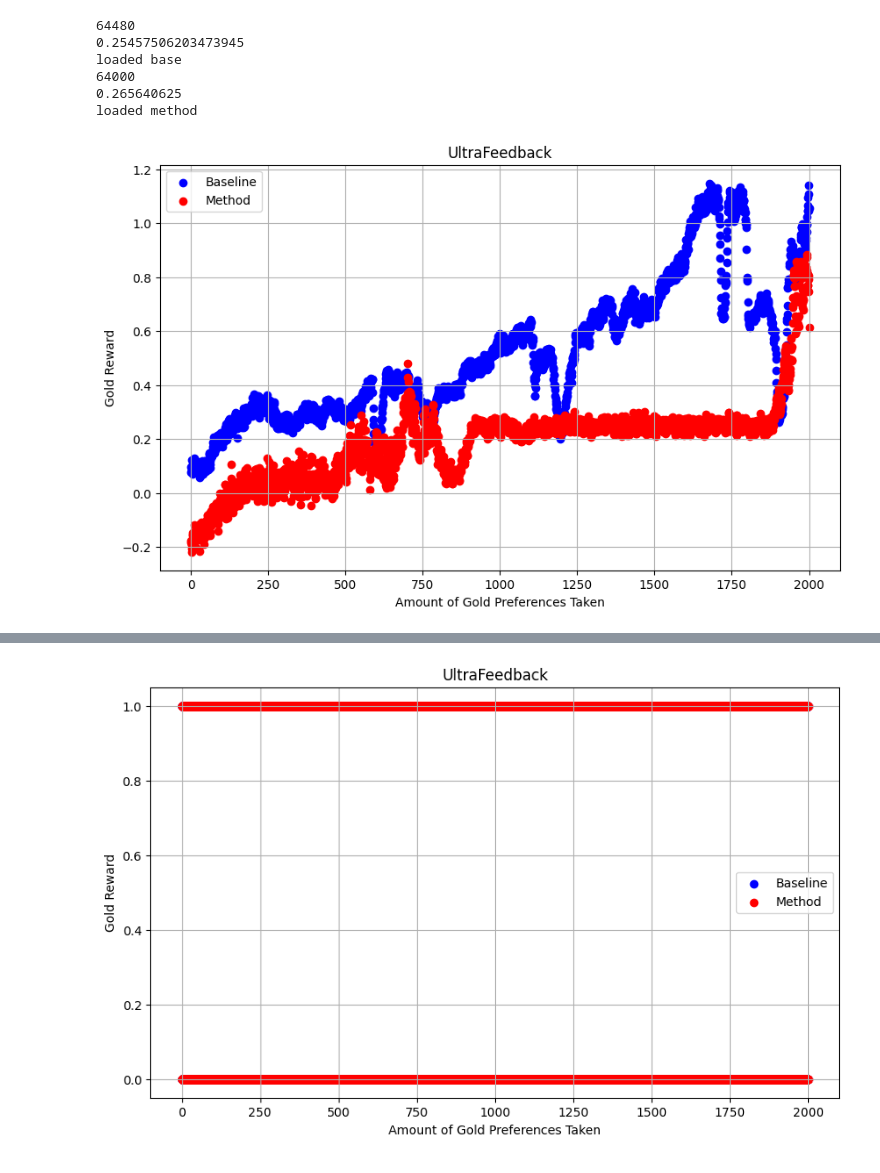
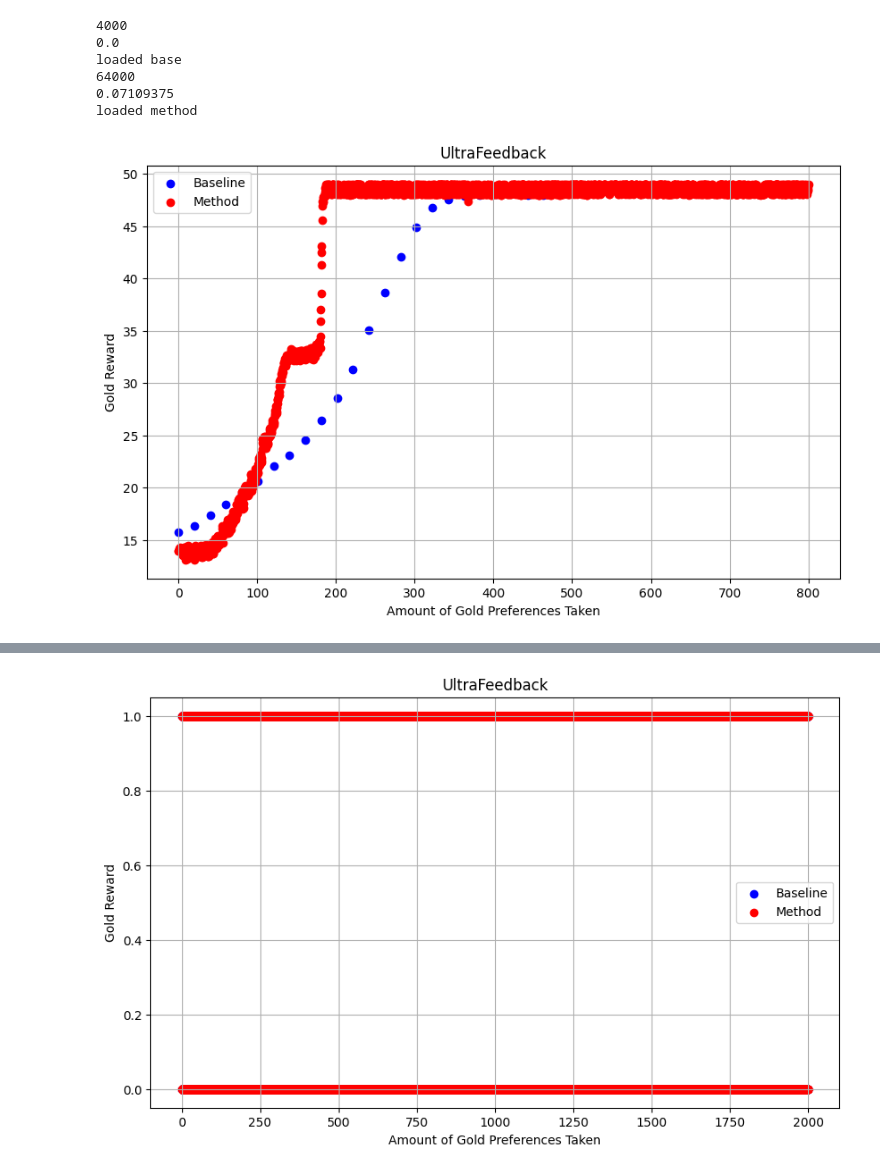
Before and after one commit to PrasannS/d2po, a Jupyter notebook: notebooks/trainlog_analysis.ipynb, the cells around one changed output, grey strips where cells are left out. Cells and saved outputs as stored; diff of their text form; code cells hidden in the pictures.

```diff
--- a/notebooks/trainlog_analysis.ipynb
+++ b/notebooks/trainlog_analysis.ipynb
@@ -94,6 +95,14 @@ basefs = {
 
 # using only fixed distribution data, in ARMOUR fashion
 basefs = {
+    'nouns':"../outputs/results/dynarmlogs//nouns/smalldpo_confnoun_newalgo_2_5_seed2_dpoapi.jsonl",
+    'bagofwords':"../outputs/results/dynarmlogs/bagofwords/bowtiny_dpo_conf_newalgo_5testnewseed2_dpoapi.jsonl",
+    'cdist':"../outputs/results/dynarmlogs/contrastivedistill/smalldpo_rand_cdist_10_5_activefixseed2.jsonl",
+}
+
+
+# using only fixed distribution data, in ARMOUR fashion
+basefs = {
     'nouns':"../outputs/results/dynarmlogs//nouns/tiny_rm_confnoun_newalgo_2_5_seed2_oldupdates.jsonl",
     'bagofwords':"../outputs/results/dynarmlogs/bagofwords/bowtiny_rm_conf_newalgo_5testnewseed2_oldupdates.jsonl",
     'cdist':"../outputs/results/dynarmlogs/contrastivedistill/tiny_rm_rand_cdist_10_5_activefixseed2_oldupdates.jsonl",
@@ -101,12 +110,10 @@ basefs = {
 
 # using only fixed distribution data, in ARMOUR fashion
 basefs = {
-    'nouns':"../outputs/results/dynarmlogs//nouns/smalldpo_confnoun_newalgo_2_5_seed2_dpoapi.jsonl",
-    'bagofwords':"../outputs/results/dynarmlogs/bagofwords/bowtiny_dpo_conf_newalgo_5testnewseed2_dpoapi.jsonl",
-    'cdist':"../outputs/results/dynarmlogs/contrastivedistill/smalldpo_rand_cdist_10_5_activefixseed2.jsonl",
+    'nouns':"../outputs/results/rollouts/nouns/ppo_confnoun_goldb8_4ups.jsonl",
+    'bagofwords':"../outputs/results/rollouts//bagofwords/ppo_conf_newalgo_goldb8_1ups.jsonl",
+    'cdist':"../outputs/results/rollouts/contrastivedistill/ppo_contdistb8_moreupdates_4ups.jsonl",
 }
-
-
 
 # methods that do the best in each thing
 bestmethds = {
@@ -125,8 +132,8 @@ bestmethds = {
 #     'ultra':"../outputs/results/dynarmlogs/ultra/tiny_rm_conf_active_newalgoultra.jsonl"
 # }
 baseratio = 8
-mratios = {'bagofwords':2, 'nouns':0.8, 'math':2, 'cdist':1, 'ultra':8}
-dset = "cdist"
+mratios = {'bagofwords':2, 'nouns':0.4, 'math':2, 'cdist':1, 'ultra':8}
+dset = "nouns"
 tmpbase = loadf(basefs[dset])
 basengs, baseaccs = makengs(tmpbase)
 print("loaded base")
@@ -139,23 +146,23 @@ print("loaded method")
 # tlog = pd.read_json("../../activereprod/active-rlhf/outputs/results/dynarmlogs/math/u/prasanns/research/active-rlhf/outputs/models/math/tiny_rm_rand_subsamp_onlymathreprod3.jsonl", orient='records', lines=True)
 # tlog = pd.read_json("../outputs/results/dynarmlogs/.jsonl", orient='records', lines=True)
 # %% [output]
-64480
-0.25457506203473945
+4000
+0.0
 loaded base
 64000
-0.265640625
+0.07109375
 loaded method
 # %%
 # get sliding window means over some input list (smoothened)
 def intervmean(vals, interv=50, window=400):
     return [mean(vals[i:i+window]) for i in range(0, len(vals)-window, interv)]
 
-basemeans = intervmean([mean(m) for m in basengs], 25, 50)
+basemeans = intervmean([mean(m) for m in basengs], 5, 25)
 methmeans = intervmean([mean(m) for m in methngs], 25 , 50)
-baseacms = intervmean(baseaccs, 100, 100)
-methacms = intervmean(methaccs, 100 , 100)
+baseacms = intervmean(baseaccs, 25, 1000)
+methacms = intervmean(methaccs, 25 , 1000)
 # %%
-# fig = ratio_scatter(basemeans, methmeans, 2000, baseratio, mratios[dset], "efficientplots/"+dset+".pdf", "UltraFeedback")
-fig = ratio_scatter(basemeans, methmeans, 2000, mratios[dset], mratios[dset], "efficientplots/"+dset+".pdf", "UltraFeedback")
+fig = ratio_scatter(basemeans, methmeans, 2000, baseratio, mratios[dset], "efficientplots/"+dset+".pdf", "UltraFeedback")
+#fig = ratio_scatter(baseacms, methacms, 2000, baseratio, mratios[dset], "efficientplots/"+dset+".pdf", "UltraFeedback")
 # %% [output]
-[figure, old version]
+[figure, new version]
```
Also changed, not shown: parts of 5 cells of this notebook, 11 other files.
